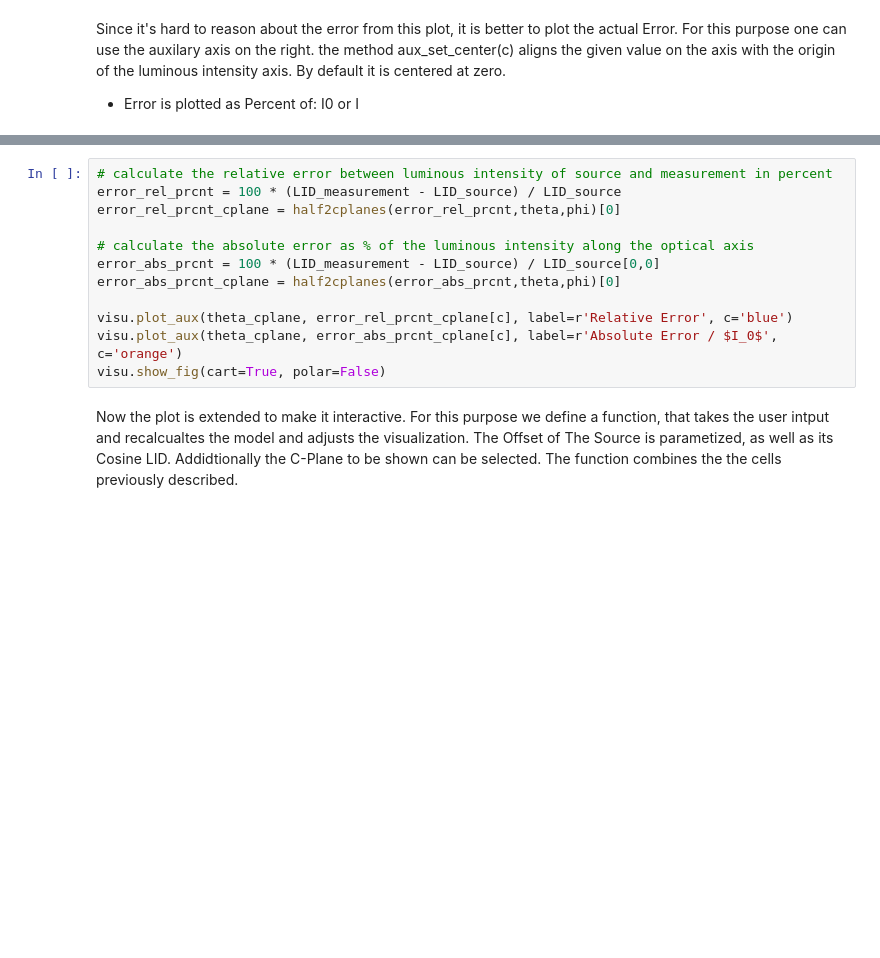
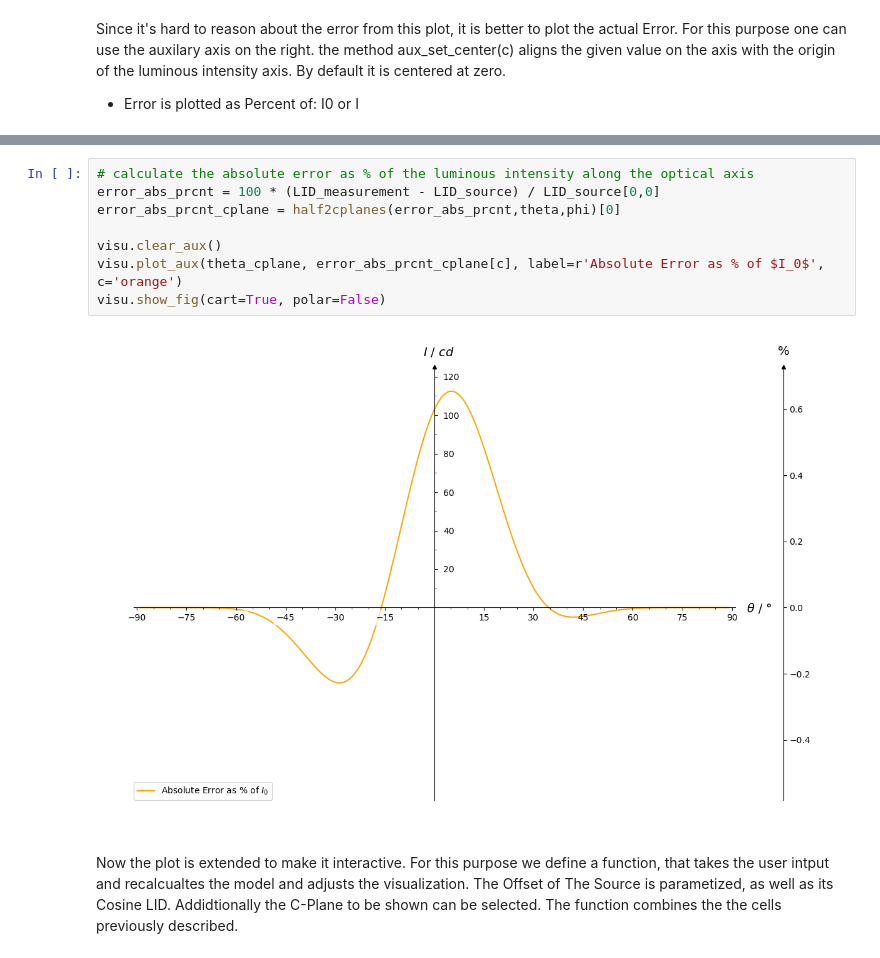
Before and after one commit to empir19nrm02/WP4, a Jupyter notebook: CoLPaper.ipynb, the cells around one changed output, grey strips where cells are left out. Drawn from its saved outputs; the diff is of its cells as text; blank space fills up the shorter version.

```diff
--- a/CoLPaper.ipynb
+++ b/CoLPaper.ipynb
@@ -214,15 +237,13 @@ Since it's hard to reason about the error from this plot, it is better to plot t
 # %%
-# calculate the relative error between luminous intensity of source and measurement in percent
-error_rel_prcnt = 100 * (LID_measurement - LID_source) / LID_source
-error_rel_prcnt_cplane = half2cplanes(error_rel_prcnt,theta,phi)[0]
-
 # calculate the absolute error as % of the luminous intensity along the optical axis
 error_abs_prcnt = 100 * (LID_measurement - LID_source) / LID_source[0,0]
 error_abs_prcnt_cplane = half2cplanes(error_abs_prcnt,theta,phi)[0]
 
-visu.plot_aux(theta_cplane, error_rel_prcnt_cplane[c], label=r'Relative Error', c='blue')
-visu.plot_aux(theta_cplane, error_abs_prcnt_cplane[c], label=r'Absolute Error / $I_0$', c='orange')
+visu.clear_aux()
+visu.plot_aux(theta_cplane, error_abs_prcnt_cplane[c], label=r'Absolute Error as % of $I_0$', c='orange')
 visu.show_fig(cart=True, polar=False)
+# %% [output]
+[figure, added]
 # %% [markdown]
 Now the plot is extended to make it interactive. For this purpose we define a function, that takes the user intput and recalcualtes the model and adjusts the visualization.
 The Offset of The Source is parametized, as well as its Cosine LID. Addidtionally the C-Plane to be shown can be selected.
```
Also changed, not shown: parts of 20 cells of this notebook, 4 other files.
